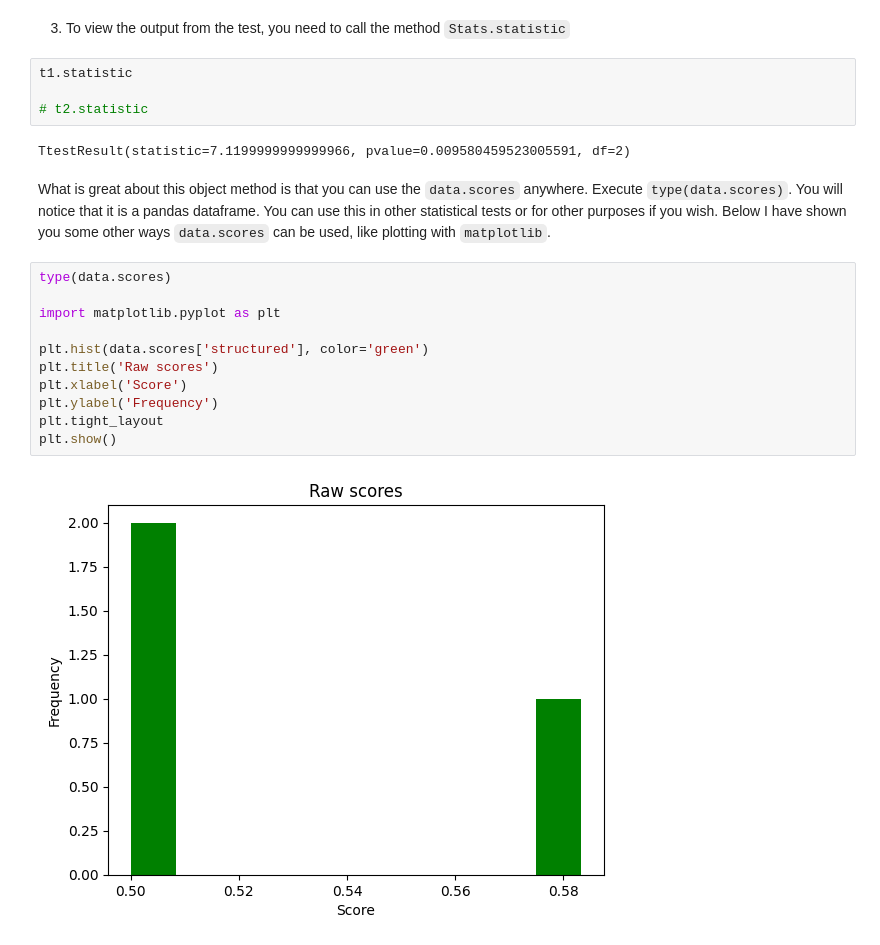
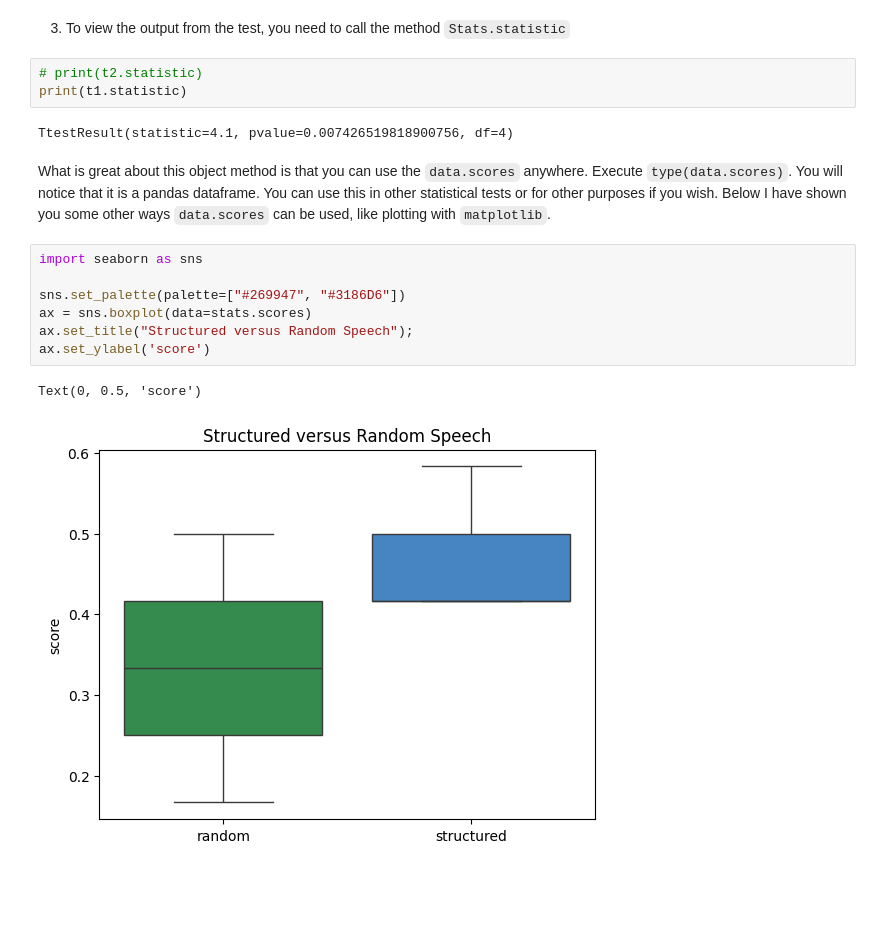
Before and after one commit to w-decker/Honors-Thesis, a Jupyter notebook: scoring/tutorial.ipynb, the cells around one changed output. Saved outputs shown, nothing was run; the diff lists cells and outputs as text; blank space fills up the shorter version.

```diff
--- a/scoring/tutorial.ipynb
+++ b/scoring/tutorial.ipynb
@@ -123,24 +130,20 @@ t1 = stats.compute(test=1, mu=0.33)
 # t2 = stats.compute(test=2)
 # %% [markdown]
 3. To view the output from the test, you need to call the method `Stats.statistic`
-# %%
-t1.statistic
-
-# t2.statistic
-# %% [output]
-TtestResult(statistic=7.1199999999999966, pvalue=0.009580459523005591, df=2)
+# %%
+# print(t2.statistic)
+print(t1.statistic)
+# %% [output]
+TtestResult(statistic=4.1, pvalue=0.007426519818900756, df=4)
 # %% [markdown]
 What is great about this object method is that you can use the `data.scores` anywhere. Execute `type(data.scores)`. You will notice that it is a pandas dataframe. You can use this in other statistical tests or for other purposes if you wish. Below I have shown you some other ways `data.scores` can be used, like plotting with `matplotlib`.
-# %%
-type(data.scores)
-
-import matplotlib.pyplot as plt
-
-plt.hist(data.scores['structured'], color='green')
-plt.title('Raw scores')
-plt.xlabel('Score')
-plt.ylabel('Frequency')
-plt.tight_layout
-plt.show()
-# %% [output]
-[figure, removed]
+# %%
+import seaborn as sns
+
+sns.set_palette(palette=["#269947", "#3186D6"])
+ax = sns.boxplot(data=stats.scores)
+ax.set_title("Structured versus Random Speech");
+ax.set_ylabel('score')
+# %% [output]
+Text(0, 0.5, 'score')
+[figure, added]
```
Also changed, not shown: parts of 11 cells of this notebook.
